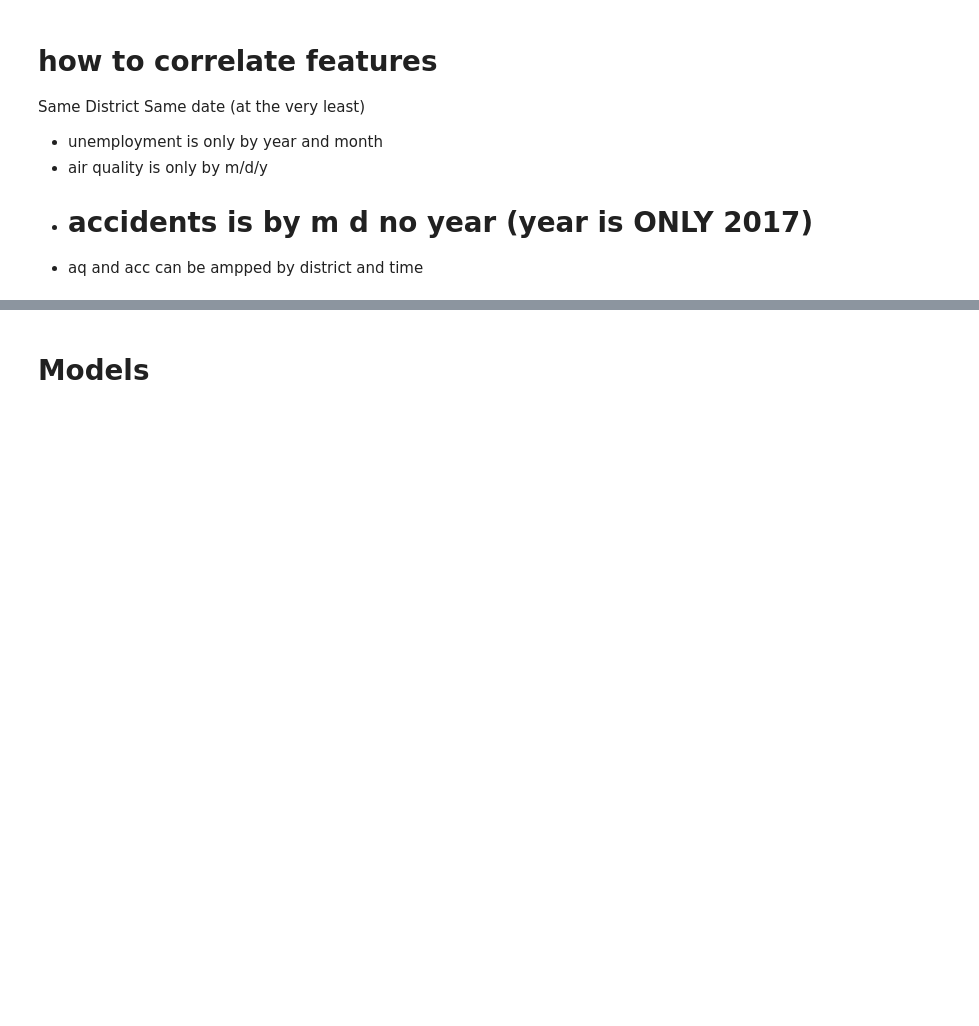
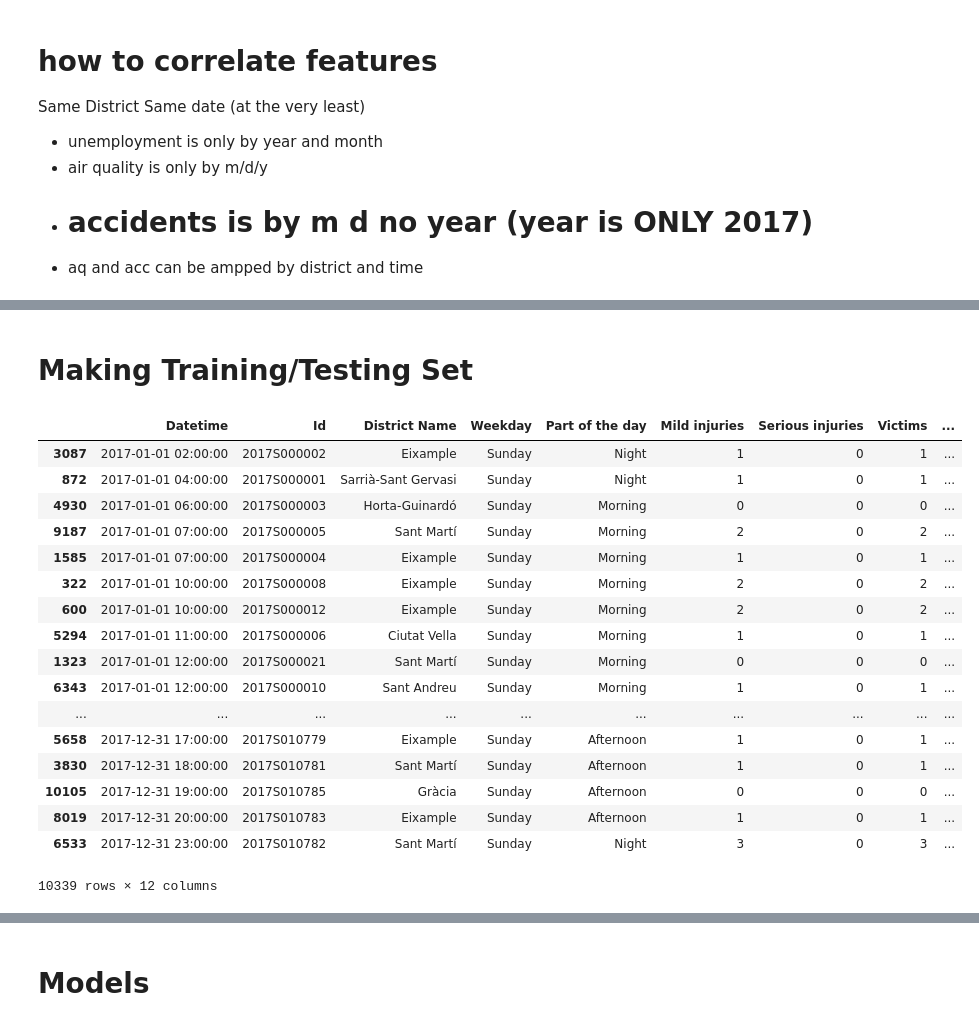
Before and after one commit to catherinelee274/Barcelona-Prediction, a Jupyter notebook: barcelona_eda.ipynb, the cells around one changed output, grey strips where cells are left out. Saved outputs shown, nothing was run; the diff lists cells and outputs as text; code cells hidden in the pictures; blank space fills up the shorter version.

```diff
--- a/barcelona_eda.ipynb
+++ b/barcelona_eda.ipynb
@@ -567,0 +586,25 @@ Same date (at the very least)
+# %% [markdown]
+# Making Training/Testing Set
+# %%
+acc = pd.read_csv('barcelona-data-sets/acc_datetime.csv')
+# %%
+acc.sort_values(by=['Datetime'])
+# %% [output]
+|  | Datetime | Id | District Name | Weekday | Part of the day | Mild injuries | Serious injuries | Victims | ... |
+| 3087 | 2017-01-01 02:00:00 | 2017S000002 | Eixample | Sunday | Night | 1 | 0 | 1 | ... |
+| 872 | 2017-01-01 04:00:00 | 2017S000001 | Sarrià-Sant Gervasi | Sunday | Night | 1 | 0 | 1 | ... |
+| 4930 | 2017-01-01 06:00:00 | 2017S000003 | Horta-Guinardó | Sunday | Morning | 0 | 0 | 0 | ... |
+| 9187 | 2017-01-01 07:00:00 | 2017S000005 | Sant Martí | Sunday | Morning | 2 | 0 | 2 | ... |
+| 1585 | 2017-01-01 07:00:00 | 2017S000004 | Eixample | Sunday | Morning | 1 | 0 | 1 | ... |
+| 322 | 2017-01-01 10:00:00 | 2017S000008 | Eixample | Sunday | Morning | 2 | 0 | 2 | ... |
+| 600 | 2017-01-01 10:00:00 | 2017S000012 | Eixample | Sunday | Morning | 2 | 0 | 2 | ... |
+| 5294 | 2017-01-01 11:00:00 | 2017S000006 | Ciutat Vella | Sunday | Morning | 1 | 0 | 1 | ... |
+| 1323 | 2017-01-01 12:00:00 | 2017S000021 | Sant Martí | Sunday | Morning | 0 | 0 | 0 | ... |
+| 6343 | 2017-01-01 12:00:00 | 2017S000010 | Sant Andreu | Sunday | Morning | 1 | 0 | 1 | ... |
+| ... | ... | ... | ... | ... | ... | ... | ... | ... | ... |
+| 5658 | 2017-12-31 17:00:00 | 2017S010779 | Eixample | Sunday | Afternoon | 1 | 0 | 1 | ... |
+| 3830 | 2017-12-31 18:00:00 | 2017S010781 | Sant Martí | Sunday | Afternoon | 1 | 0 | 1 | ... |
+| 10105 | 2017-12-31 19:00:00 | 2017S010785 | Gràcia | Sunday | Afternoon | 0 | 0 | 0 | ... |
+| 8019 | 2017-12-31 20:00:00 | 2017S010783 | Eixample | Sunday | Afternoon | 1 | 0 | 1 | ... |
+| 6533 | 2017-12-31 23:00:00 | 2017S010782 | Sant Martí | Sunday | Night | 3 | 0 | 3 | ... |
+10339 rows × 12 columns
```
Also changed, not shown: parts of 48 cells of this notebook, 1 other file.
